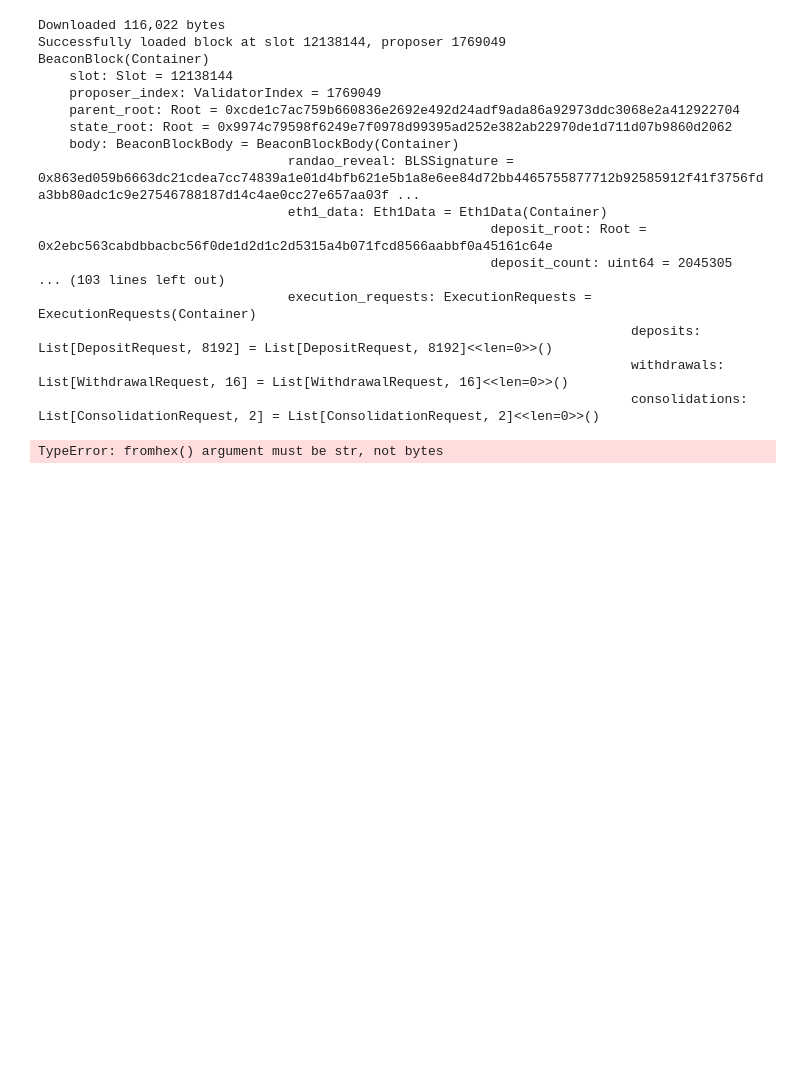
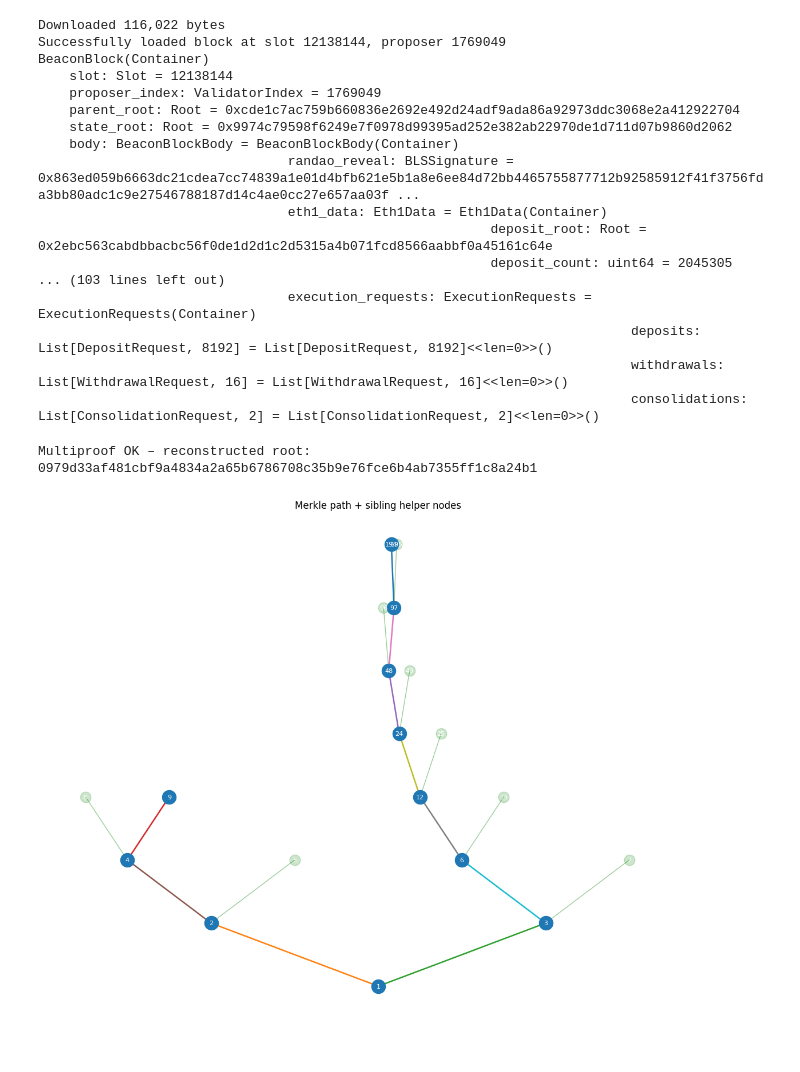
Before and after one commit to fernantho/SSZ-QL-and-GMP, a Jupyter notebook: ssz_ql_gmp.ipynb, the cells around one changed output. Saved outputs shown, nothing was run; the diff lists cells and outputs as text; code cells hidden in the pictures; blank space fills up the shorter version.

Commit message:
completed refactorization. Still need to extract more open questions and work on the merkle proof response

```diff
--- a/ssz_ql_gmp.ipynb
+++ b/ssz_ql_gmp.ipynb
@@ -691,36 +691,37 @@ pi_gindex       = (Path(BeaconBlock) / 'proposer_index').gindex()
 graffiti_gindex = (Path(BeaconBlock) / 'body' / 'graffiti').gindex()
 
 # ‣ 2. Witnesses (single-branch proofs) for each leaf
-pi_branch  = [Bytes32.fromhex(x) for x in compute_merkle_proof(block, pi_gindex)]
-gr_branch  = [Bytes32.fromhex(x) for x in compute_merkle_proof(block, graffiti_gindex)]
+pi_branch  = compute_merkle_proof(block, pi_gindex)
+gr_branch  = compute_merkle_proof(block, graffiti_gindex)
 
 # ‣ 3. Leaves (already SSZ-padded to 32 bytes)
 leaf_pi       = Bytes32(block.proposer_index.to_bytes(8, 'little') + b'\x00' * 24)
 leaf_graffiti = block.body.graffiti                     # already Bytes32
 
 leaves   = [leaf_pi, leaf_graffiti]
 indices  = [GeneralizedIndex(pi_gindex), GeneralizedIndex(graffiti_gindex)]
 
 # ‣ 4. Helper indices + objects map
 helper_indices = get_helper_indices(indices)
 
 objects: dict[GeneralizedIndex, Bytes32] = {
     indices[0]: leaf_pi,
     indices[1]: leaf_graffiti,
     **dict(zip(get_branch_indices(indices[0]), pi_branch)),
     **dict(zip(get_branch_indices(indices[1]), gr_branch)),
 }
 
 # Proof list must follow helper_indices order
 proof = [objects[i] for i in helper_indices]
 
 # ‣ 5. Verify multiproof against block_root
 block_root = block.hash_tree_root()
 reconstructed = calculate_multi_merkle_root(leaves, proof, indices)
 
 assert reconstructed == block_root
 print("Multiproof OK – reconstructed root:", reconstructed.hex())
 
 plot_merkle_paths([pi_gindex, graffiti_gindex])
 # %% [output]
-TypeError: fromhex() argument must be str, not bytes
+Multiproof OK – reconstructed root: 0979d33af481cbf9a4834a2a65b6786708c35b9e76fce6b4ab7355ff1c8a24b1
+[figure, added]
```
